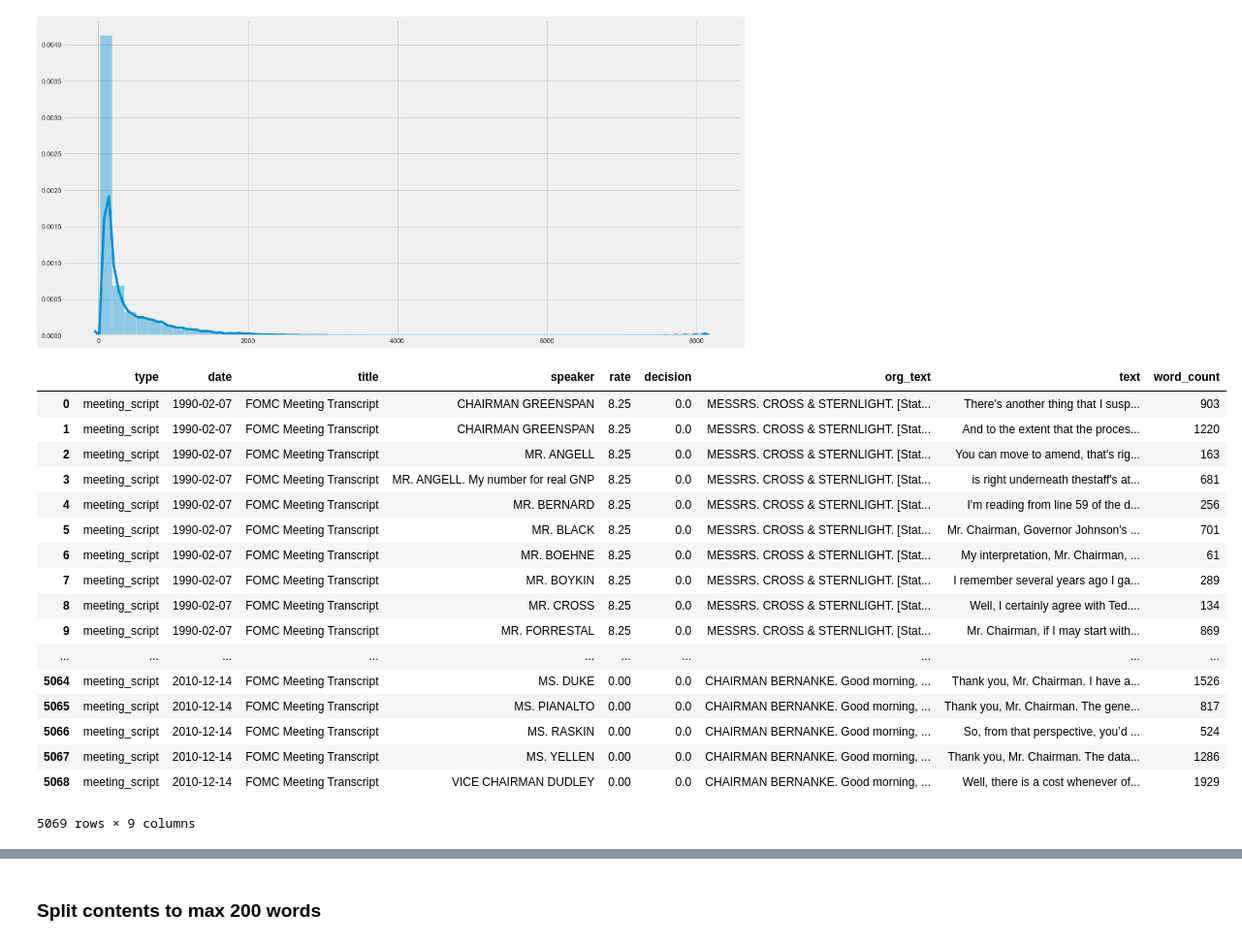
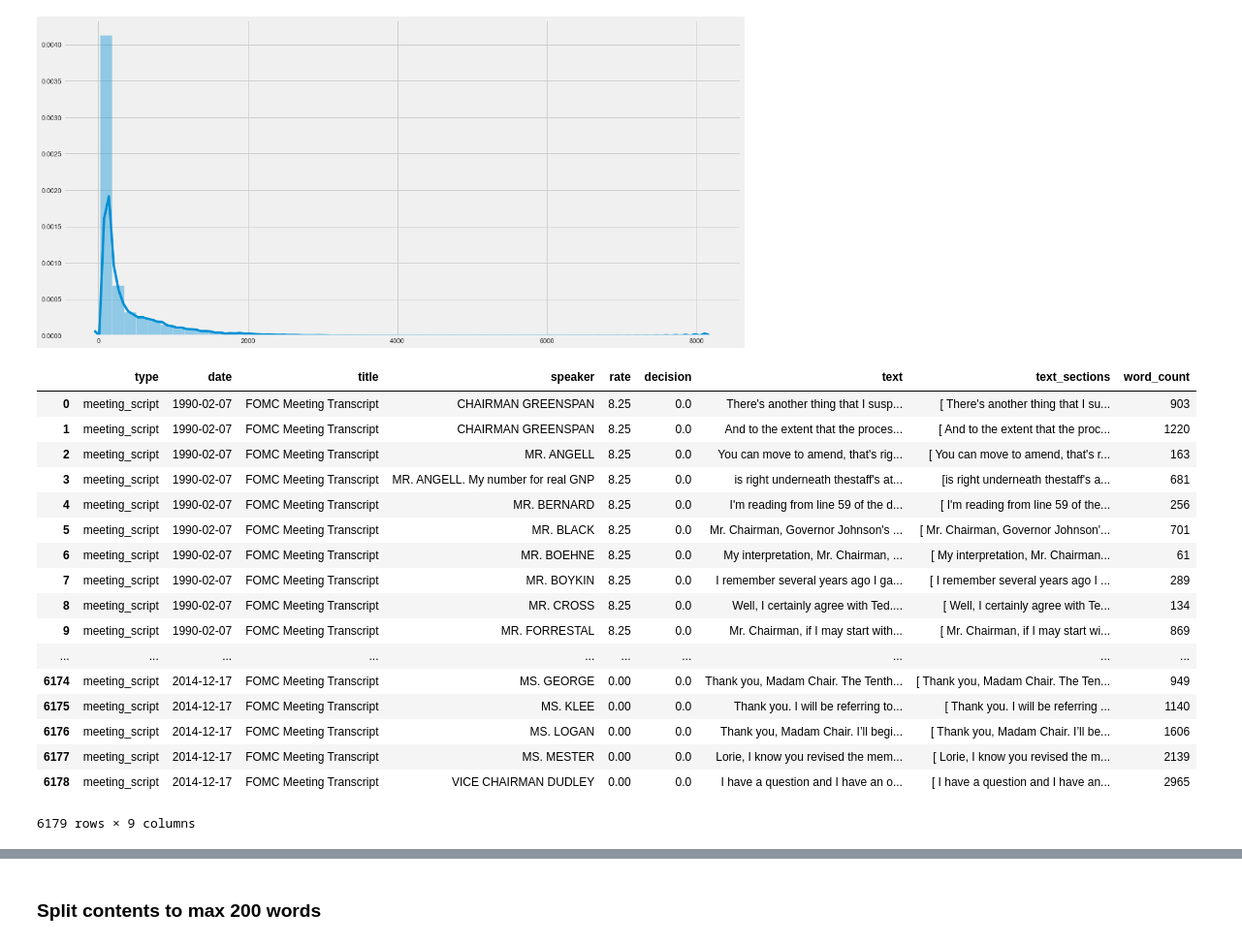
Before and after one commit to yukit-k/centralbank_analysis, a Jupyter notebook: src/3_FOMC_Analysis_Preprocess_Text.ipynb, the cells around one changed output, grey strips where cells are left out. Shown at 97% size. Drawn from its saved outputs; the diff is of its cells as text; code cells hidden in the pictures.

```diff
--- a/src/3_FOMC_Analysis_Preprocess_Text.ipynb
+++ b/src/3_FOMC_Analysis_Preprocess_Text.ipynb
@@ -830,0 +846,14 @@ sns.distplot(proc_minutes_df["word_count"].values, bins=50)
+# %%
+# Check what kind of sections are in common
+
+a = minutes_df.contents.str.lower().str.count('staff economic outlook')
+b = minutes_df.contents.str.lower().str.count('developments in financial markets')
+c = minutes_df.contents.str.lower().str.count('staff review of the economic situation')
+d = minutes_df.contents.str.lower().str.count('staff review of the financial situation')
+e = minutes_df.contents.str.lower().str.count('participants\' views on current condition')
+f = minutes_df.contents.str.lower().str.count('committee policy action')
+g = minutes_df.contents.str.lower().str.count('voting for this action')
+h = minutes_df.contents.str.lower().str.count('federal fund')
+
+pd.options.display.max_rows = 300
+pd.DataFrame({'date': minutes_df['date'], 'a': a, 'b':b, 'c':c, 'd':d, 'e':e, 'f':f, 'g':g, 'h':h})
@@ -830,0 +878,2 @@ sns.distplot(proc_minutes_df["word_count"].values, bins=50)
+# %%
+pd.options.display.max_rows = 20
@@ -957,4 +1050,7 @@ presconf_script_speaker_df
 2018 rows × 11 columns
+# %%
+# Filter by the word count
+presconf_script_speaker_df = presconf_script_speaker_df.loc[presconf_script_speaker_df['word_count'] >= 50]
 # %%
 print(presconf_script_speaker_df.shape)
 sns.distplot(presconf_script_speaker_df["word_count"].values, bins=50)
@@ -1006,15 +1102,15 @@ for i, row in tqdm(presconf_script_chair_df.iterrows()):
     if (row['date'] == tmp_date) and (row['speaker'] == tmp_speaker):
         tmp_data[-1]['text'] += row['text']
         tmp_data[-1]['word_count'] += row['word_count']
+        tmp_data[-1]['text_sections'].append(row['text'])
     else:
         tmp_date = row['date']
         tmp_speaker = row['speaker']
+        row['text_sections'] = [row['text']]
         tmp_data.append(row)
 
 presconf_script_chair_day_df = pd.DataFrame(tmp_data)
 
 print('After', presconf_script_chair_day_df.shape)
 presconf_script_chair_day_df.head()
-
-sns.distplot(list(presconf_script_chair_day_df['word_count']), bins=50, kde=False)
 # %% [output]
@@ -1185,28 +1332,30 @@ sns.distplot(meeting_script_speaker_df["word_count"].values, bins=50)
 [figure]
 # %%
 # Combine scripts for the same day.
-meeting_script_speaker_df = meeting_script_speaker_df.groupby(['type', 'date', 'title', 'speaker', 'rate', 'decision', 'org_text'])['text'].apply(' '.join).reset_index()
+meeting_script_speaker_df = meeting_script_speaker_df.groupby(['type', 'date', 'title', 'speaker', 'rate', 'decision'])['text'].apply('[SECTION]'.join).reset_index()
+meeting_script_speaker_df['text_sections'] = meeting_script_speaker_df['text'].map(lambda x: x.split("[SECTION]"))
+meeting_script_speaker_df['text'] = meeting_script_speaker_df['text'].map(lambda x: x.replace("[SECTION]", ""))
 meeting_script_speaker_df['word_count'] = meeting_script_speaker_df['text'].map(get_word_count)
 meeting_script_speaker_df
 # %% [output]
-|  | type | date | title | speaker | rate | decision | org_text | text | word_count |
-| 0 | meeting_script | 1990-02-07 | FOMC Meeting Transcript | CHAIRMAN GREENSPAN | 8.25 | 0.0 | MESSRS. CROSS & STERNLIGHT. [Stat... | There's another thing that I susp... | 903 |
-| 1 | meeting_script | 1990-02-07 | FOMC Meeting Transcript | CHAIRMAN GREENSPAN | 8.25 | 0.0 | MESSRS. CROSS & STERNLIGHT. [Stat... | And to the extent that the proces... | 1220 |
-| 2 | meeting_script | 1990-02-07 | FOMC Meeting Transcript | MR. ANGELL | 8.25 | 0.0 | MESSRS. CROSS & STERNLIGHT. [Stat... | You can move to amend, that's rig... | 163 |
-| 3 | meeting_script | 1990-02-07 | FOMC Meeting Transcript | MR. ANGELL. My number for real GNP | 8.25 | 0.0 | MESSRS. CROSS & STERNLIGHT. [Stat... | is right underneath thestaff's at... | 681 |
-| 4 | meeting_script | 1990-02-07 | FOMC Meeting Transcript | MR. BERNARD | 8.25 | 0.0 | MESSRS. CROSS & STERNLIGHT. [Stat... | I'm reading from line 59 of the d... | 256 |
-| 5 | meeting_script | 1990-02-07 | FOMC Meeting Transcript | MR. BLACK | 8.25 | 0.0 | MESSRS. CROSS & STERNLIGHT. [Stat... | Mr. Chairman, Governor Johnson's ... | 701 |
-| 6 | meeting_script | 1990-02-07 | FOMC Meeting Transcript | MR. BOEHNE | 8.25 | 0.0 | MESSRS. CROSS & STERNLIGHT. [Stat... | My interpretation, Mr. Chairman, ... | 61 |
-| 7 | meeting_script | 1990-02-07 | FOMC Meeting Transcript | MR. BOYKIN | 8.25 | 0.0 | MESSRS. CROSS & STERNLIGHT. [Stat... | I remember several years ago I ga... | 289 |
-| 8 | meeting_script | 1990-02-07 | FOMC Meeting Transcript | MR. CROSS | 8.25 | 0.0 | MESSRS. CROSS & STERNLIGHT. [Stat... | Well, I certainly agree with Ted.... | 134 |
-| 9 | meeting_script | 1990-02-07 | FOMC Meeting Transcript | MR. FORRESTAL | 8.25 | 0.0 | MESSRS. CROSS & STERNLIGHT. [Stat... | Mr. Chairman, if I may start with... | 869 |
+|  | type | date | title | speaker | rate | decision | text | text_sections | word_count |
+| 0 | meeting_script | 1990-02-07 | FOMC Meeting Transcript | CHAIRMAN GREENSPAN | 8.25 | 0.0 | There's another thing that I susp... | [ There's another thing that I su... | 903 |
+| 1 | meeting_script | 1990-02-07 | FOMC Meeting Transcript | CHAIRMAN GREENSPAN | 8.25 | 0.0 | And to the extent that the proces... | [ And to the extent that the proc... | 1220 |
+| 2 | meeting_script | 1990-02-07 | FOMC Meeting Transcript | MR. ANGELL | 8.25 | 0.0 | You can move to amend, that's rig... | [ You can move to amend, that's r... | 163 |
+| 3 | meeting_script | 1990-02-07 | FOMC Meeting Transcript | MR. ANGELL. My number for real GNP | 8.25 | 0.0 | is right underneath thestaff's at... | [is right underneath thestaff's a... | 681 |
+| 4 | meeting_script | 1990-02-07 | FOMC Meeting Transcript | MR. BERNARD | 8.25 | 0.0 | I'm reading from line 59 of the d... | [ I'm reading from line 59 of the... | 256 |
+| 5 | meeting_script | 1990-02-07 | FOMC Meeting Transcript | MR. BLACK | 8.25 | 0.0 | Mr. Chairman, Governor Johnson's ... | [ Mr. Chairman, Governor Johnson'... | 701 |
+| 6 | meeting_script | 1990-02-07 | FOMC Meeting Transcript | MR. BOEHNE | 8.25 | 0.0 | My interpretation, Mr. Chairman, ... | [ My interpretation, Mr. Chairman... | 61 |
+| 7 | meeting_script | 1990-02-07 | FOMC Meeting Transcript | MR. BOYKIN | 8.25 | 0.0 | I remember several years ago I ga... | [ I remember several years ago I ... | 289 |
+| 8 | meeting_script | 1990-02-07 | FOMC Meeting Transcript | MR. CROSS | 8.25 | 0.0 | Well, I certainly agree with Ted.... | [ Well, I certainly agree with Te... | 134 |
+| 9 | meeting_script | 1990-02-07 | FOMC Meeting Transcript | MR. FORRESTAL | 8.25 | 0.0 | Mr. Chairman, if I may start with... | [ Mr. Chairman, if I may start wi... | 869 |
 | ... | ... | ... | ... | ... | ... | ... | ... | ... | ... |
-| 5064 | meeting_script | 2010-12-14 | FOMC Meeting Transcript | MS. DUKE | 0.00 | 0.0 | CHAIRMAN BERNANKE. Good morning, ... | Thank you, Mr. Chairman. I have a... | 1526 |
-| 5065 | meeting_script | 2010-12-14 | FOMC Meeting Transcript | MS. PIANALTO | 0.00 | 0.0 | CHAIRMAN BERNANKE. Good morning, ... | Thank you, Mr. Chairman. The gene... | 817 |
-| 5066 | meeting_script | 2010-12-14 | FOMC Meeting Transcript | MS. RASKIN | 0.00 | 0.0 | CHAIRMAN BERNANKE. Good morning, ... | So, from that perspective, you’d ... | 524 |
-| 5067 | meeting_script | 2010-12-14 | FOMC Meeting Transcript | MS. YELLEN | 0.00 | 0.0 | CHAIRMAN BERNANKE. Good morning, ... | Thank you, Mr. Chairman. The data... | 1286 |
-| 5068 | meeting_script | 2010-12-14 | FOMC Meeting Transcript | VICE CHAIRMAN DUDLEY | 0.00 | 0.0 | CHAIRMAN BERNANKE. Good morning, ... | Well, there is a cost whenever of... | 1929 |
+| 6174 | meeting_script | 2014-12-17 | FOMC Meeting Transcript | MS. GEORGE | 0.00 | 0.0 | Thank you, Madam Chair. The Tenth... | [ Thank you, Madam Chair. The Ten... | 949 |
+| 6175 | meeting_script | 2014-12-17 | FOMC Meeting Transcript | MS. KLEE | 0.00 | 0.0 | Thank you. I will be referring to... | [ Thank you. I will be referring ... | 1140 |
+| 6176 | meeting_script | 2014-12-17 | FOMC Meeting Transcript | MS. LOGAN | 0.00 | 0.0 | Thank you, Madam Chair. I’ll begi... | [ Thank you, Madam Chair. I’ll be... | 1606 |
+| 6177 | meeting_script | 2014-12-17 | FOMC Meeting Transcript | MS. MESTER | 0.00 | 0.0 | Lorie, I know you revised the mem... | [ Lorie, I know you revised the m... | 2139 |
+| 6178 | meeting_script | 2014-12-17 | FOMC Meeting Transcript | VICE CHAIRMAN DUDLEY | 0.00 | 0.0 | I have a question and I have an o... | [ I have a question and I have an... | 2965 |
-5069 rows × 9 columns
+6179 rows × 9 columns
 # %%
 sns.distplot(meeting_script_speaker_df["word_count"].values, bins=50)
 # %% [output]
```
Also changed, not shown: parts of 64 cells of this notebook.
